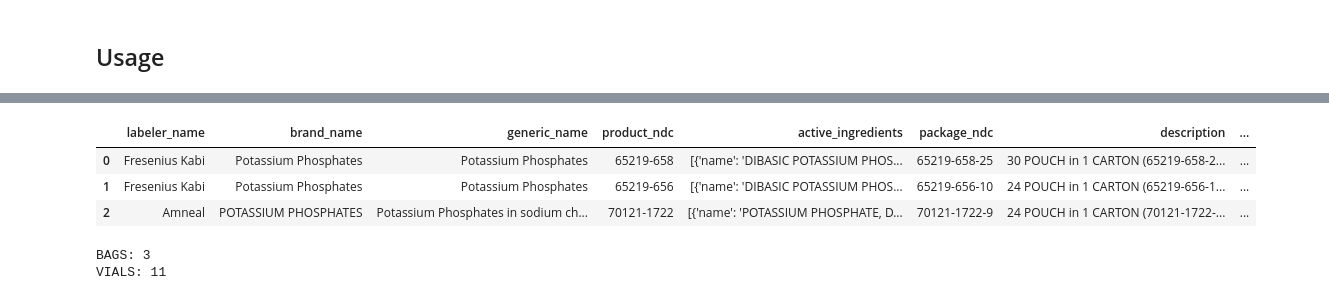
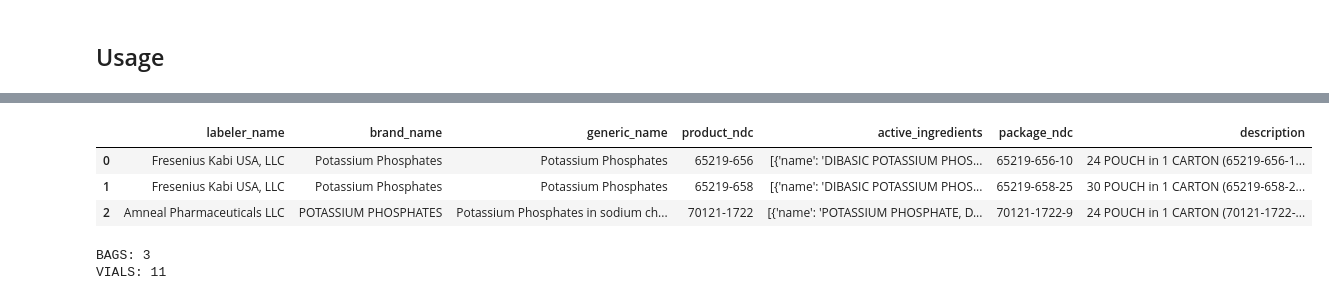
Before and after one commit to jsteinbecker/RxCv, a Jupyter notebook: rxocrpl/sketching.ipynb, the cells around one changed output, grey strips where cells are left out. Saved outputs shown, nothing was run; the diff lists cells and outputs as text; code cells hidden in the pictures.

```diff
--- a/rxocrpl/sketching.ipynb
+++ b/rxocrpl/sketching.ipynb
@@ -153,8 +193,7 @@ def get_product_type(packaging):
 # %%
 from rxocrpl.fda import lookup_generic_name, lookup_ndc_package
 
-kpo4 = lookup_generic_name('potassium phosphates', dosage_form='INJECTION')
-kpo4 = extract_product_type(kpo4)
+kpo4 = lookup_generic_name('potassium phosphates', dosage_form='INJECTION', fetch_rxcui=True)
 JSON(kpo4)
 # %% [output]
 [interactive output not drawn]
@@ -161,25 +219,23 @@ JSON(kpo4)
 # %%
 # language=JSONata
 data = jsonata.Jsonata("""
     *.packaging[$contains(description, 'BAG')].{
         'labeler_name': %.labeler_name,
         'brand_name': %.brand_name,
         'generic_name': %.generic_name,
         'product_ndc': %.product_ndc,
         'active_ingredients': %.active_ingredients,
         'package_ndc': package_ndc,
-        'description': description,
-        'product_type': product_type
+        'description': description
     }
 """).evaluate(kpo4)
 df = pd.DataFrame(data)
-df['labeler_name'] = df['labeler_name'].apply(clean_labeler_name)
 df
 # %% [output]
-|  | labeler_name | brand_name | generic_name | product_ndc | active_ingredients | package_ndc | description | ... |
-| 0 | Fresenius Kabi | Potassium Phosphates | Potassium Phosphates | 65219-658 | [{'name': 'DIBASIC POTASSIUM PHOS... | 65219-658-25 | 30 POUCH in 1 CARTON (65219-658-2... | ... |
-| 1 | Fresenius Kabi | Potassium Phosphates | Potassium Phosphates | 65219-656 | [{'name': 'DIBASIC POTASSIUM PHOS... | 65219-656-10 | 24 POUCH in 1 CARTON (65219-656-1... | ... |
-| 2 | Amneal | POTASSIUM PHOSPHATES | Potassium Phosphates in sodium ch... | 70121-1722 | [{'name': 'POTASSIUM PHOSPHATE, D... | 70121-1722-9 | 24 POUCH in 1 CARTON (70121-1722-... | ... |
+|  | labeler_name | brand_name | generic_name | product_ndc | active_ingredients | package_ndc | description |
+| 0 | Fresenius Kabi USA, LLC | Potassium Phosphates | Potassium Phosphates | 65219-656 | [{'name': 'DIBASIC POTASSIUM PHOS... | 65219-656-10 | 24 POUCH in 1 CARTON (65219-656-1... |
+| 1 | Fresenius Kabi USA, LLC | Potassium Phosphates | Potassium Phosphates | 65219-658 | [{'name': 'DIBASIC POTASSIUM PHOS... | 65219-658-25 | 30 POUCH in 1 CARTON (65219-658-2... |
+| 2 | Amneal Pharmaceuticals LLC | POTASSIUM PHOSPHATES | Potassium Phosphates in sodium ch... | 70121-1722 | [{'name': 'POTASSIUM PHOSPHATE, D... | 70121-1722-9 | 24 POUCH in 1 CARTON (70121-1722-... |
 # %%
 # language=JSONata
 print('BAGS:', jsonata.Jsonata("packaging[$contains(description, 'BAG')] ~> $count()").evaluate(kpo4))
```
Also changed, not shown: parts of 20 cells of this notebook, 16 other files.
